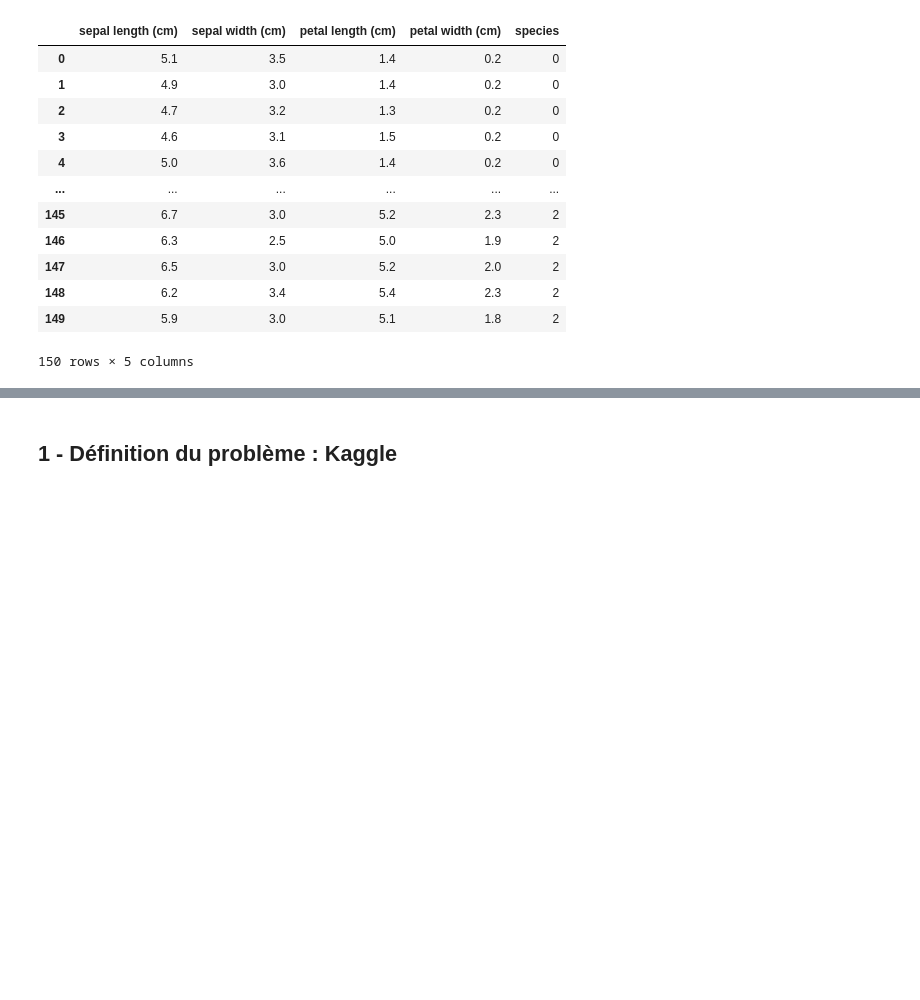
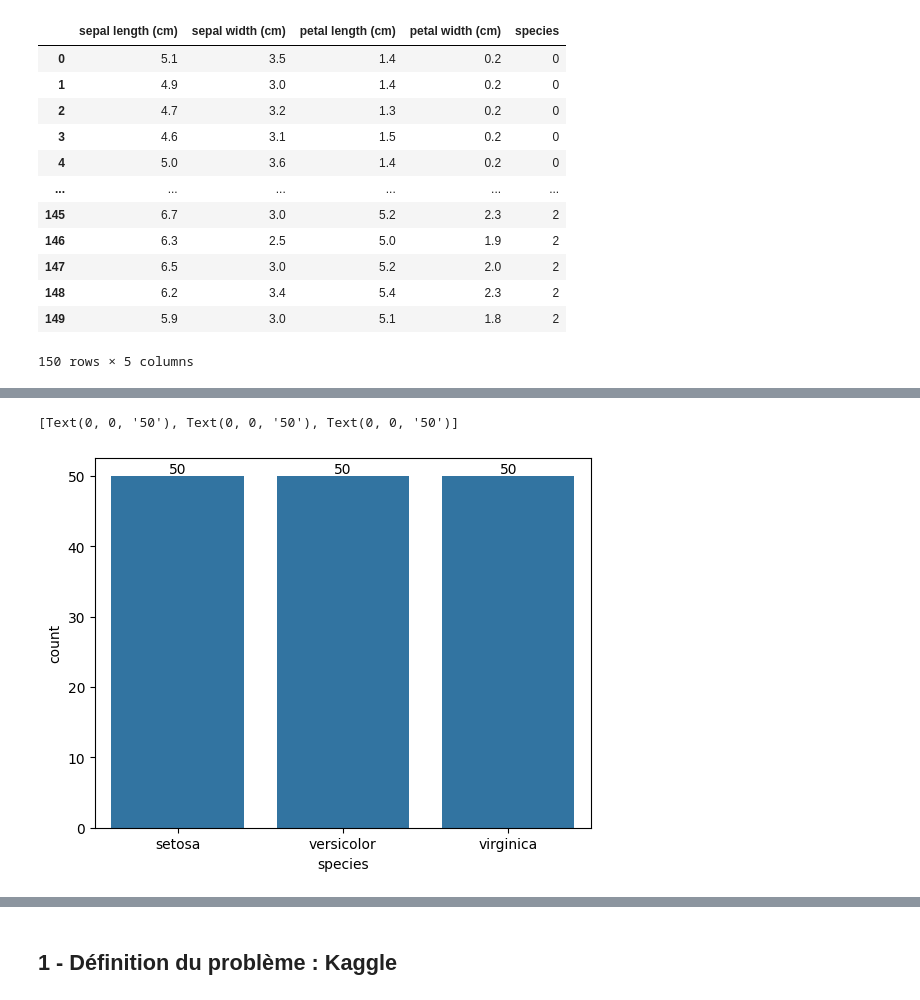
Before and after one commit to AmoussouKokou/formation, a Jupyter notebook: src/projet.ipynb, the cells around one changed output, grey strips where cells are left out. Drawn from its saved outputs; the diff is of its cells as text; code cells hidden in the pictures; blank space fills up the shorter version.

```diff
--- a/src/projet.ipynb
+++ b/src/projet.ipynb
@@ -27,3 +33,7 @@ df
 | 148 | 6.2 | 3.4 | 5.4 | 2.3 | 2 |
 | 149 | 5.9 | 3.0 | 5.1 | 1.8 | 2 |
 150 rows × 5 columns
+# %%
+import seaborn as sns
+df1 = sns.load_dataset('iris')
+df1
@@ -29,0 +54,6 @@ df
+# %%
+ax = sns.countplot(data = df1, x ='species')
+ax.bar_label(ax.containers[0])
+# %% [output]
+[Text(0, 0, '50'), Text(0, 0, '50'), Text(0, 0, '50')]
+[figure, added]
```
Also changed, not shown: parts of 7 cells of this notebook.
